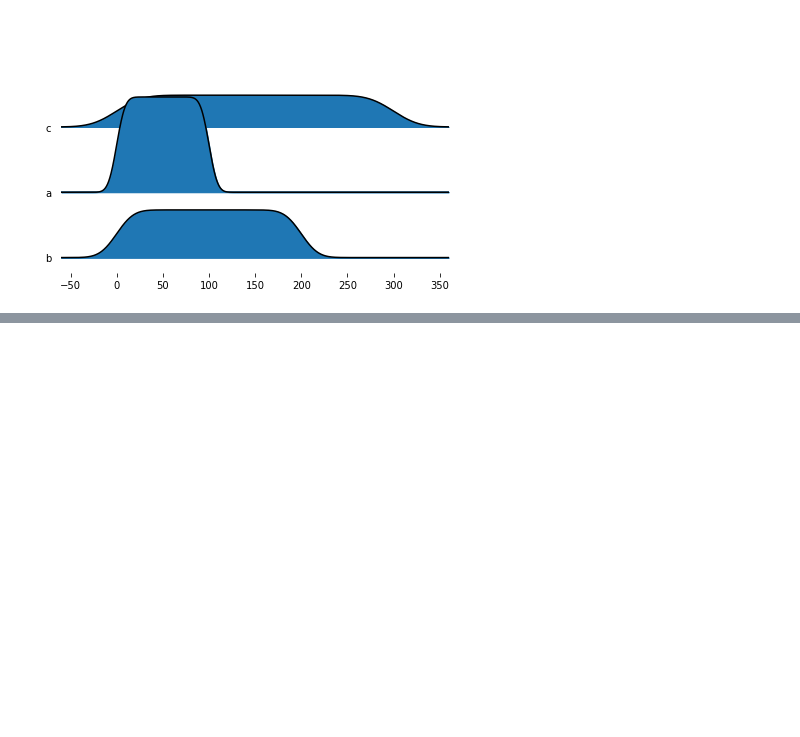
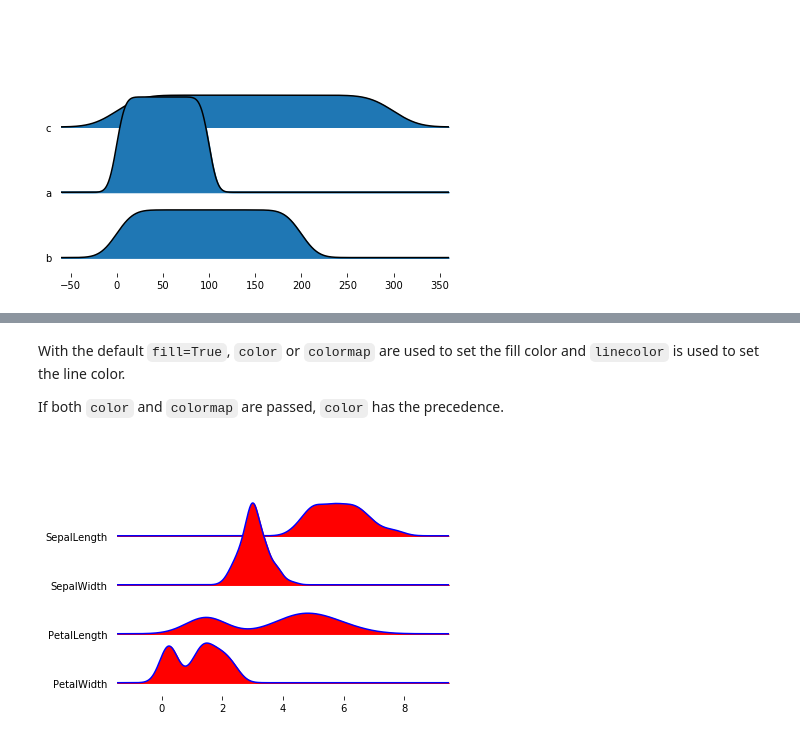
Before and after one commit to leotac/joypy, a Jupyter notebook: Joyplot.ipynb, the cells around one changed output, grey strips where cells are left out. Drawn from its saved outputs; the diff is of its cells as text; code cells hidden in the pictures; blank space fills up the shorter version.

Commit message:
Add some examples with all possibilities to specify color

```diff
--- a/Joyplot.ipynb
+++ b/Joyplot.ipynb
@@ -260,0 +280,9 @@ fig, ax = joypy.joyplot(d)
+# %% [markdown]
+With the default `fill=True`, `color` or `colormap` are used to set the fill color and `linecolor` is used to set the line color.
+
+If both `color` and `colormap` are passed, `color` has the precedence.
+# %%
+%matplotlib inline
+fig, axes = joypy.joyplot(iris, color="red", linecolor="blue")
+# %% [output]
+[figure, added]
```
Also changed, not shown: parts of 16 cells of this notebook.
